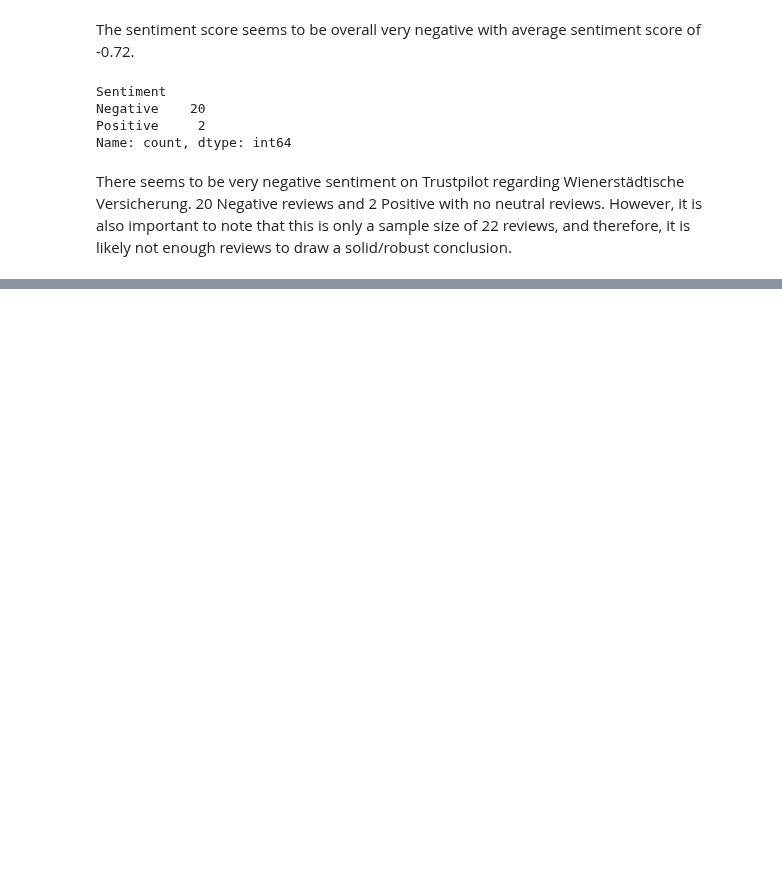
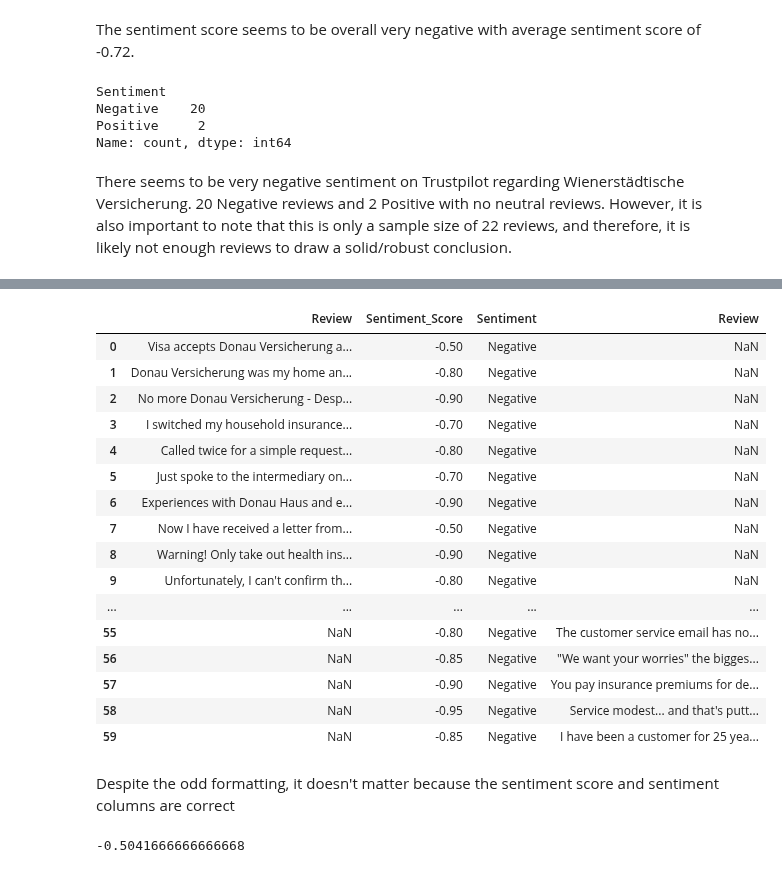
Before and after one commit to corinne167225/Capstone_UNIQA, a Jupyter notebook: VIG (Wienerstädtische) Trustpilot Reviews.ipynb, the cells around one changed output, grey strips where cells are left out. Saved outputs shown, nothing was run; the diff lists cells and outputs as text; code cells hidden in the pictures; blank space fills up the shorter version.

```diff
--- a/VIG (Wienerstädtische) Trustpilot Reviews.ipynb
+++ b/VIG (Wienerstädtische) Trustpilot Reviews.ipynb
@@ -232,0 +235,30 @@ From this analysis, I see various possible problem areas. For example, service a
+# %%
+donau = pd.read_csv('chatgpt_vigDONAU_sentimentanalysis - .csv')
+donau.rename(columns = {'Sentiment Score':'Sentiment_Score'}, inplace = True)
+vig_table_total = pd.concat([donau, chatgpt_vig_wienersta], ignore_index = True)
+vig_table_total
+# %% [output]
+|  | Review | Sentiment_Score | Sentiment | Review |
+| 0 | Visa accepts Donau Versicherung a... | -0.50 | Negative | NaN |
+| 1 | Donau Versicherung was my home an... | -0.80 | Negative | NaN |
+| 2 | No more Donau Versicherung - Desp... | -0.90 | Negative | NaN |
+| 3 | I switched my household insurance... | -0.70 | Negative | NaN |
+| 4 | Called twice for a simple request... | -0.80 | Negative | NaN |
+| 5 | Just spoke to the intermediary on... | -0.70 | Negative | NaN |
+| 6 | Experiences with Donau Haus and e... | -0.90 | Negative | NaN |
+| 7 | Now I have received a letter from... | -0.50 | Negative | NaN |
+| 8 | Warning! Only take out health ins... | -0.90 | Negative | NaN |
+| 9 | Unfortunately, I can't confirm th... | -0.80 | Negative | NaN |
+| ... | ... | ... | ... | ... |
+| 55 | NaN | -0.80 | Negative | The customer service email has no... |
+| 56 | NaN | -0.85 | Negative | "We want your worries" the bigges... |
+| 57 | NaN | -0.90 | Negative | You pay insurance premiums for de... |
+| 58 | NaN | -0.95 | Negative | Service modest... and that's putt... |
+| 59 | NaN | -0.85 | Negative | I have been a customer for 25 yea... |
+# %% [markdown]
+Despite the odd formatting, it doesn't matter because the sentiment score and sentiment columns are correct
+# %%
+vig_table_total.Sentiment_Score.mean()
+#overall pretty negative with -0.50.
+# %% [output]
+-0.5041666666666668
```
Also changed, not shown: parts of 5 cells of this notebook, 1 other file.
